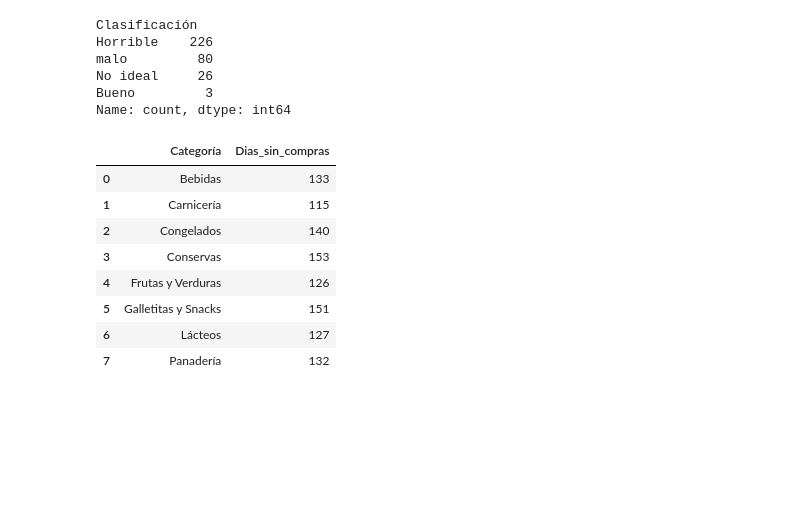
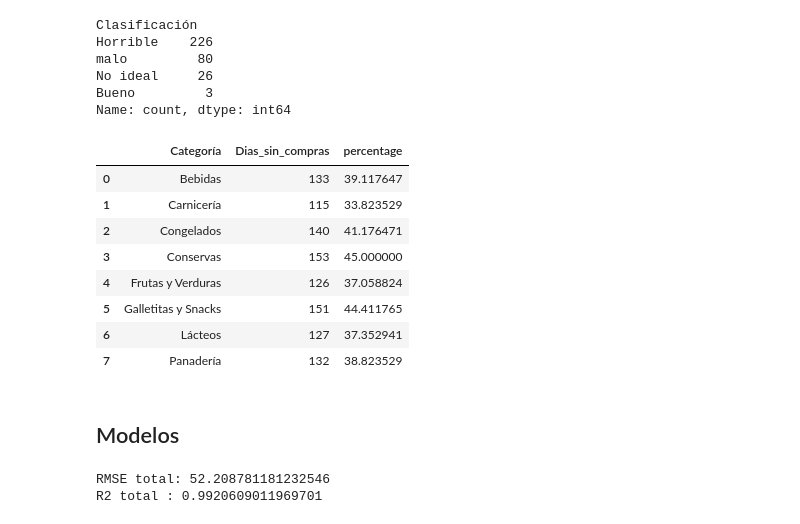
Before and after one commit to Polito9/Sales-Pattern-Analysis, a Jupyter notebook: notebooks/Cleaning_EDA.ipynb, the cells around one changed output. Cells and saved outputs as stored; diff of their text form; code cells hidden in the pictures; blank space fills up the shorter version.

```diff
--- a/notebooks/Cleaning_EDA.ipynb
+++ b/notebooks/Cleaning_EDA.ipynb
@@ -1400,34 +1399,38 @@ Name: count, dtype: int64
 # %%
 df = ventas_completo[ventas_completo["Estado"] == "Completa"]
 
 #Obtener todas las combinaciones posibles de fechas × categorías
 fechas = df["Fecha"].unique()
 categorias = df["Categoría"].unique()
 todas_combinaciones = pd.DataFrame(list(itertools.product(fechas, categorias)),
                                    columns=["Fecha", "Categoría"])
 
 #Sumar las cantidades reales vendidas por fecha y categoría
 ventas_por_dia_categoria = df.groupby(["Fecha", "Categoría"])["Cantidad"].sum().reset_index()
 
 # llenar los días sin ventas con 0
 df_completo = todas_combinaciones.merge(ventas_por_dia_categoria,
                                         how="left",
                                         on=["Fecha", "Categoría"]).fillna(0)
 
 tabla_dias_sin_compras = (
     df_completo.groupby("Categoría")["Cantidad"]
     .apply(lambda x: (x == 0).sum())
     .reset_index(name="Dias_sin_compras")
 )
 
+tabla_dias_sin_compras['percentage'] = (tabla_dias_sin_compras['Dias_sin_compras']/340)*100
+
 tabla_dias_sin_compras
 # %% [output]
-|  | Categoría | Dias_sin_compras |
-| 0 | Bebidas | 133 |
-| 1 | Carnicería | 115 |
-| 2 | Congelados | 140 |
-| 3 | Conservas | 153 |
-| 4 | Frutas y Verduras | 126 |
-| 5 | Galletitas y Snacks | 151 |
-| 6 | Lácteos | 127 |
-| 7 | Panadería | 132 |
+|  | Categoría | Dias_sin_compras | percentage |
+| 0 | Bebidas | 133 | 39.117647 |
+| 1 | Carnicería | 115 | 33.823529 |
+| 2 | Congelados | 140 | 41.176471 |
+| 3 | Conservas | 153 | 45.000000 |
+| 4 | Frutas y Verduras | 126 | 37.058824 |
+| 5 | Galletitas y Snacks | 151 | 44.411765 |
+| 6 | Lácteos | 127 | 37.352941 |
+| 7 | Panadería | 132 | 38.823529 |
+# %% [markdown]
+## Modelos
@@ -1433,0 +1512,32 @@ tabla_dias_sin_compras
+# %%
+df_total_pred, mse_total, r2_total, modelo_total = entrenar_regresion(datos_unidades)
+
+print("RMSE total:", mse_total)
+print("R2 total :", r2_total)
+
+fig_reg = go.Figure()
+
+fig_reg.add_trace(go.Scatter(
+    x=df_total_pred['Fecha'],
+    y=df_total_pred['Unidades_Acumuladas'],
+    mode='lines+markers',
+    name='Ventas Acumuladas Reales'
+))
+
+fig_reg.add_trace(go.Scatter(
+    x=df_total_pred['Fecha'],
+    y=df_total_pred['Predicción'],
+    mode='lines',
+    name='Regresión Lineal (Predicción)'
+))
+
+fig_reg.update_layout(
+    title='Regresión Lineal sobre Ventas Acumuladas (Total)',
+    xaxis_title='Fecha',
+    yaxis_title='Unidades Acumuladas'
+)
+
+fig_reg.show()
+# %% [output]
+RMSE total: 52.208781181232546
+R2 total : 0.9920609011969701
```
Also changed, not shown: parts of 6 cells of this notebook, 1 other file.
